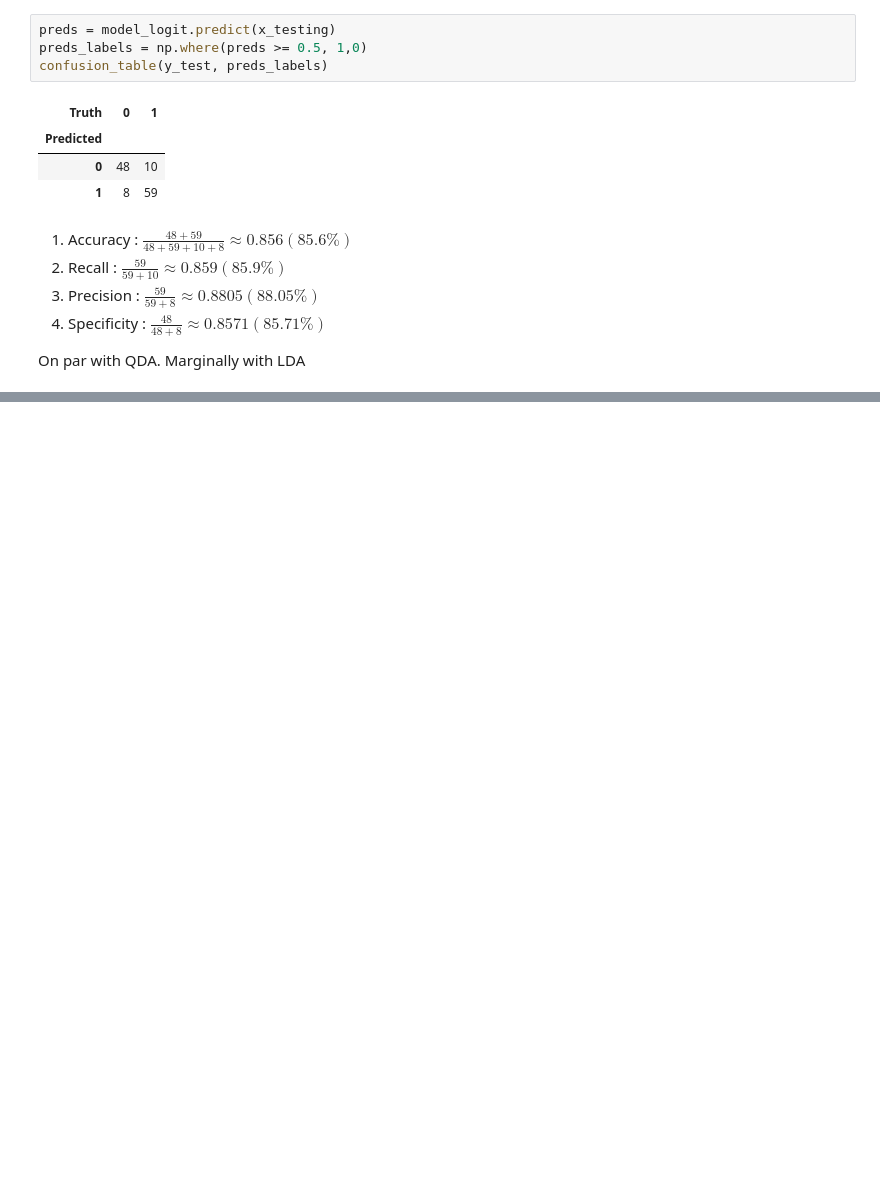
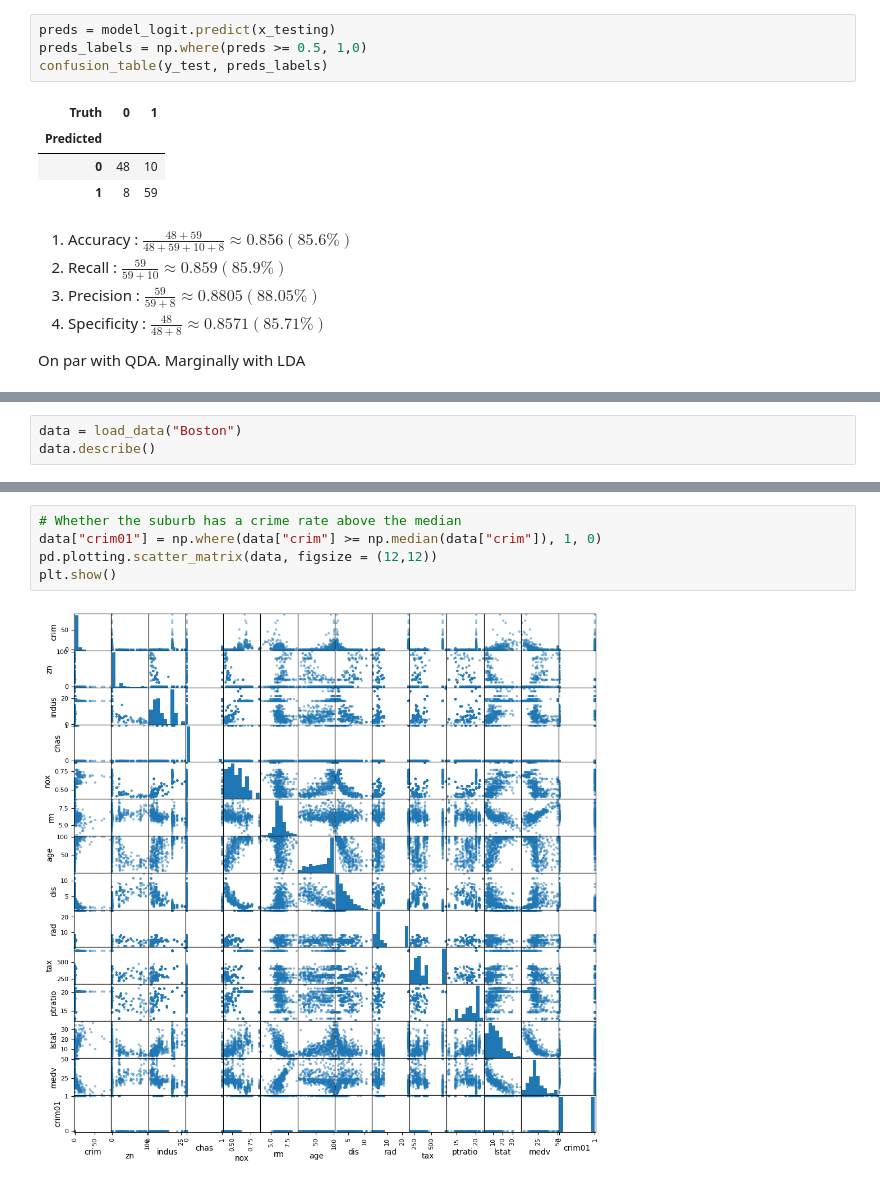
Before and after one commit to kkkamur07/ISL-Learning, a Jupyter notebook: Classification/Classification-Solutions.ipynb, the cells around one changed output, grey strips where cells are left out. Saved outputs shown, nothing was run; the diff lists cells and outputs as text; blank space fills up the shorter version.

```diff
--- a/Classification/Classification-Solutions.ipynb
+++ b/Classification/Classification-Solutions.ipynb
@@ -417,0 +498,3 @@ On par with QDA. Marginally with LDA
+# %%
+data = load_data("Boston")
+data.describe()
@@ -417,0 +521,7 @@ On par with QDA. Marginally with LDA
+# %%
+# Whether the suburb has a crime rate above the median
+data["crim01"] = np.where(data["crim"] >= np.median(data["crim"]), 1, 0)
+pd.plotting.scatter_matrix(data, figsize = (12,12))
+plt.show()
+# %% [output]
+[figure, added]
```
Also changed, not shown: parts of 30 cells of this notebook, 2 other files.
